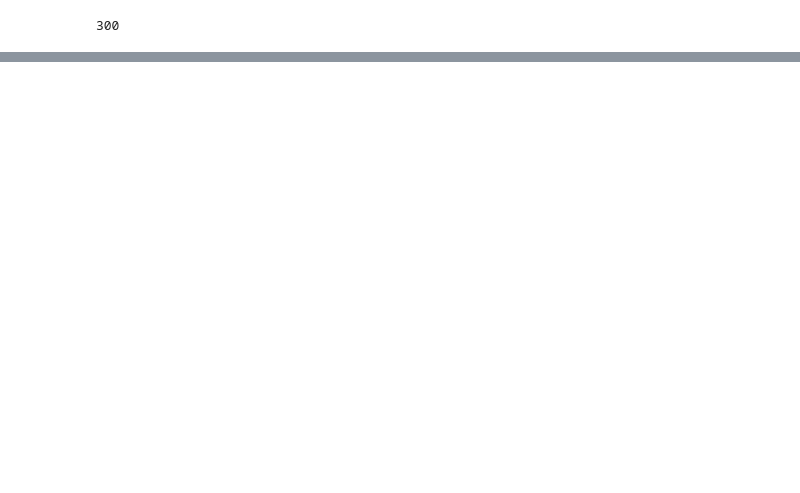
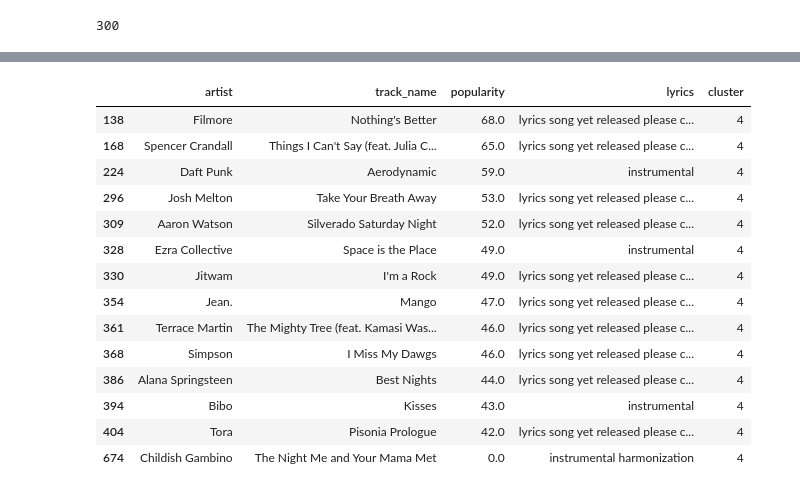
Before and after one commit to jpecore18/Data-Science-Projects, a Jupyter notebook: project_6/6.Clustering-Song-Lyric-Popularity.ipynb, the cells around one changed output, grey strips where cells are left out. Saved outputs shown, nothing was run; the diff lists cells and outputs as text; code cells hidden in the pictures; blank space fills up the shorter version.

```diff
--- a/project_6/6.Clustering-Song-Lyric-Popularity.ipynb
+++ b/project_6/6.Clustering-Song-Lyric-Popularity.ipynb
@@ -209,0 +300,18 @@ TypeError: slice indices must be integers or None or have an __index__ method
+# %%
+ordered_songlist[ordered_songlist['cluster'] == 4][['artist','track_name','popularity','lyrics','cluster']]
+# %% [output]
+|  | artist | track_name | popularity | lyrics | cluster |
+| 138 | Filmore | Nothing's Better | 68.0 | lyrics song yet released please c... | 4 |
+| 168 | Spencer Crandall | Things I Can't Say (feat. Julia C... | 65.0 | lyrics song yet released please c... | 4 |
+| 224 | Daft Punk | Aerodynamic | 59.0 | instrumental | 4 |
+| 296 | Josh Melton | Take Your Breath Away | 53.0 | lyrics song yet released please c... | 4 |
+| 309 | Aaron Watson | Silverado Saturday Night | 52.0 | lyrics song yet released please c... | 4 |
+| 328 | Ezra Collective | Space is the Place | 49.0 | instrumental | 4 |
+| 330 | Jitwam | I'm a Rock | 49.0 | lyrics song yet released please c... | 4 |
+| 354 | Jean. | Mango | 47.0 | lyrics song yet released please c... | 4 |
+| 361 | Terrace Martin | The Mighty Tree (feat. Kamasi Was... | 46.0 | lyrics song yet released please c... | 4 |
+| 368 | Simpson | I Miss My Dawgs | 46.0 | lyrics song yet released please c... | 4 |
+| 386 | Alana Springsteen | Best Nights | 44.0 | lyrics song yet released please c... | 4 |
+| 394 | Bibo | Kisses | 43.0 | instrumental | 4 |
+| 404 | Tora | Pisonia Prologue | 42.0 | lyrics song yet released please c... | 4 |
+| 674 | Childish Gambino | The Night Me and Your Mama Met | 0.0 | instrumental harmonization | 4 |
```
Also changed, not shown: parts of 44 cells of this notebook, 48 other files.
